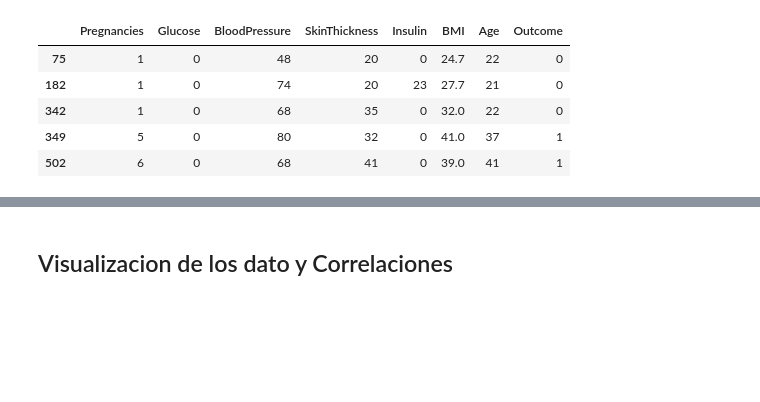
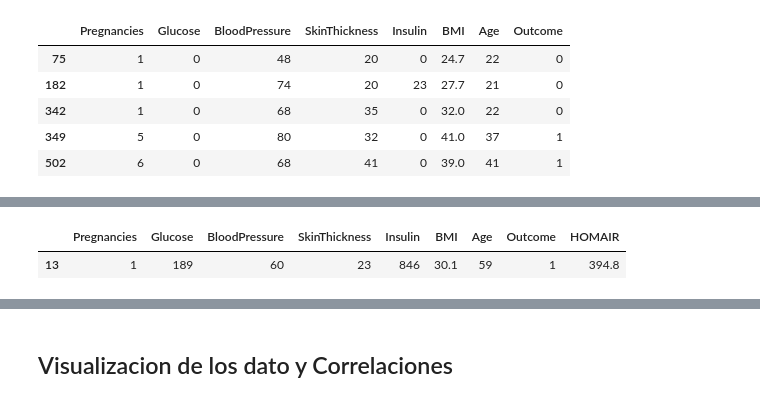
Before and after one commit to fbientrigo/machine-learning, a Jupyter notebook: Curso IA/Proyecto Final/diabetes_main.ipynb, the cells around one changed output, grey strips where cells are left out. Cells and saved outputs as stored; diff of their text form; code cells hidden in the pictures; blank space fills up the shorter version.

```diff
--- a/Curso IA/Proyecto Final/diabetes_main.ipynb
+++ b/Curso IA/Proyecto Final/diabetes_main.ipynb
@@ -72,0 +86,6 @@ data.drop(data[data.Insulin == 0].index, inplace=True)
+# %%
+# observemos el mayor dato
+data[data['Insulin'] > 800]
+# %% [output]
+|  | Pregnancies | Glucose | BloodPressure | SkinThickness | Insulin | BMI | Age | Outcome | HOMAIR |
+| 13 | 1 | 189 | 60 | 23 | 846 | 30.1 | 59 | 1 | 394.8 |
```
Also changed, not shown: parts of 42 cells of this notebook, 1 other file.
